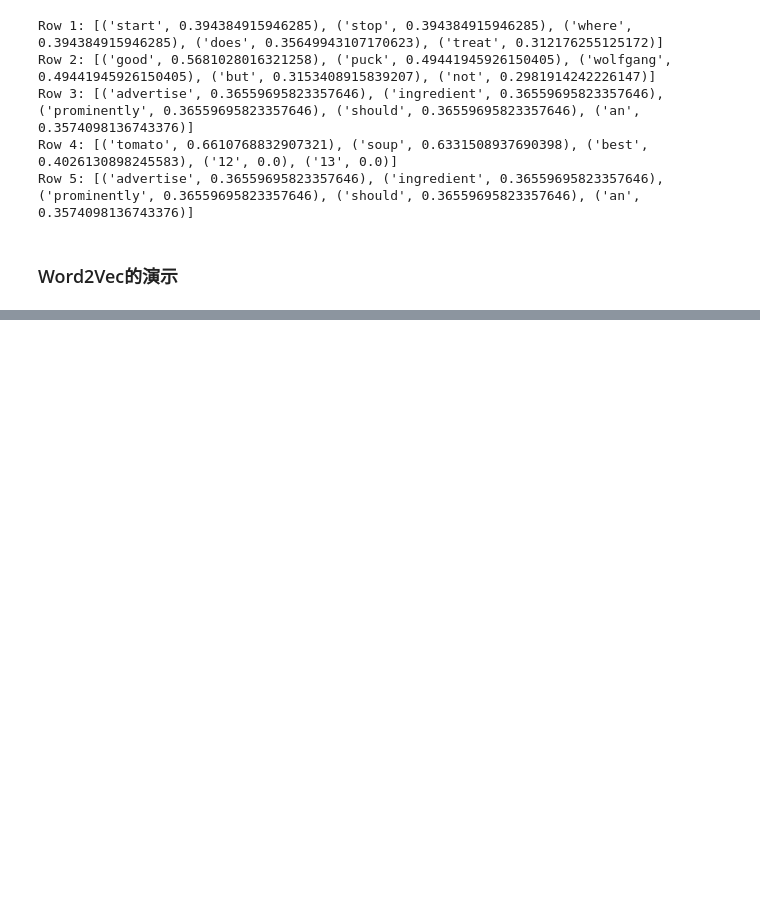
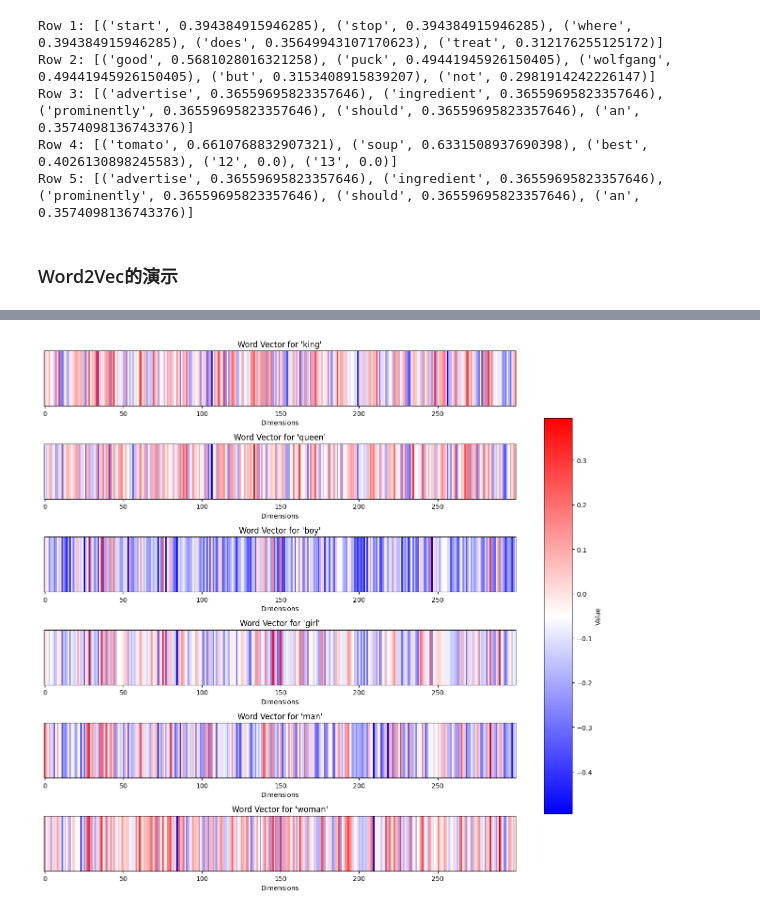
Before and after one commit to xuwenhao/mactalk-ai-course, a Jupyter notebook: week1.ipynb, the cells around one changed output, grey strips where cells are left out. Drawn from its saved outputs; the diff is of its cells as text; code cells hidden in the pictures; blank space fills up the shorter version.

```diff
--- a/week1.ipynb
+++ b/week1.ipynb
@@ -277,0 +291,3 @@ Row 5: [('advertise', 0.36559695823357646), ('ingredient', 0.36559695823357646),
+# %%
+vector = model['king']
+print(vector)
@@ -277,0 +360,41 @@ Row 5: [('advertise', 0.36559695823357646), ('ingredient', 0.36559695823357646),
+# %%
+import matplotlib.pyplot as plt
+import numpy as np
+
+def colorize_words(words, vectors):
+    # 创建色带图的颜色映射
+    cmap = plt.get_cmap('bwr')
+
+    # 创建一个子图的网格，每行一个子图
+    fig, axs = plt.subplots(len(words), 1, figsize=(12, 2*len(words)))
+
+    for ax, word, vector in zip(axs, words, vectors):
+        # 获取词向量并调整为二维
+        matrix = np.array(vector).reshape(1, -1)
+
+        # 在子图上显示色带图
+        img = ax.imshow(matrix, cmap=cmap, aspect='auto')
+
+        # 隐藏y轴
+        ax.set_yticks([])
+
+        # 为子图添加标题
+        ax.set_title(f"Word Vector for '{word}'")
+        ax.set_xlabel('Dimensions')
+
+    plt.tight_layout()
+
+    # 调整子图和colorbar的位置
+    fig.subplots_adjust(right=0.85)  # leave some space for the colorbar
+    cbar_ax = fig.add_axes([0.9, 0.15, 0.05, 0.7])  # position of the colorbar
+    fig.colorbar(img, cax=cbar_ax, label='Value')
+
+    plt.show()
+
+
+# 词列表
+words = ["king", "queen", "boy", "girl", "man", "woman"]
+vectors = [model[word] for word in words]
+colorize_words(words, vectors)
+# %% [output]
+[figure, added]
```
Also changed, not shown: parts of 12 cells of this notebook, 1 other file.
